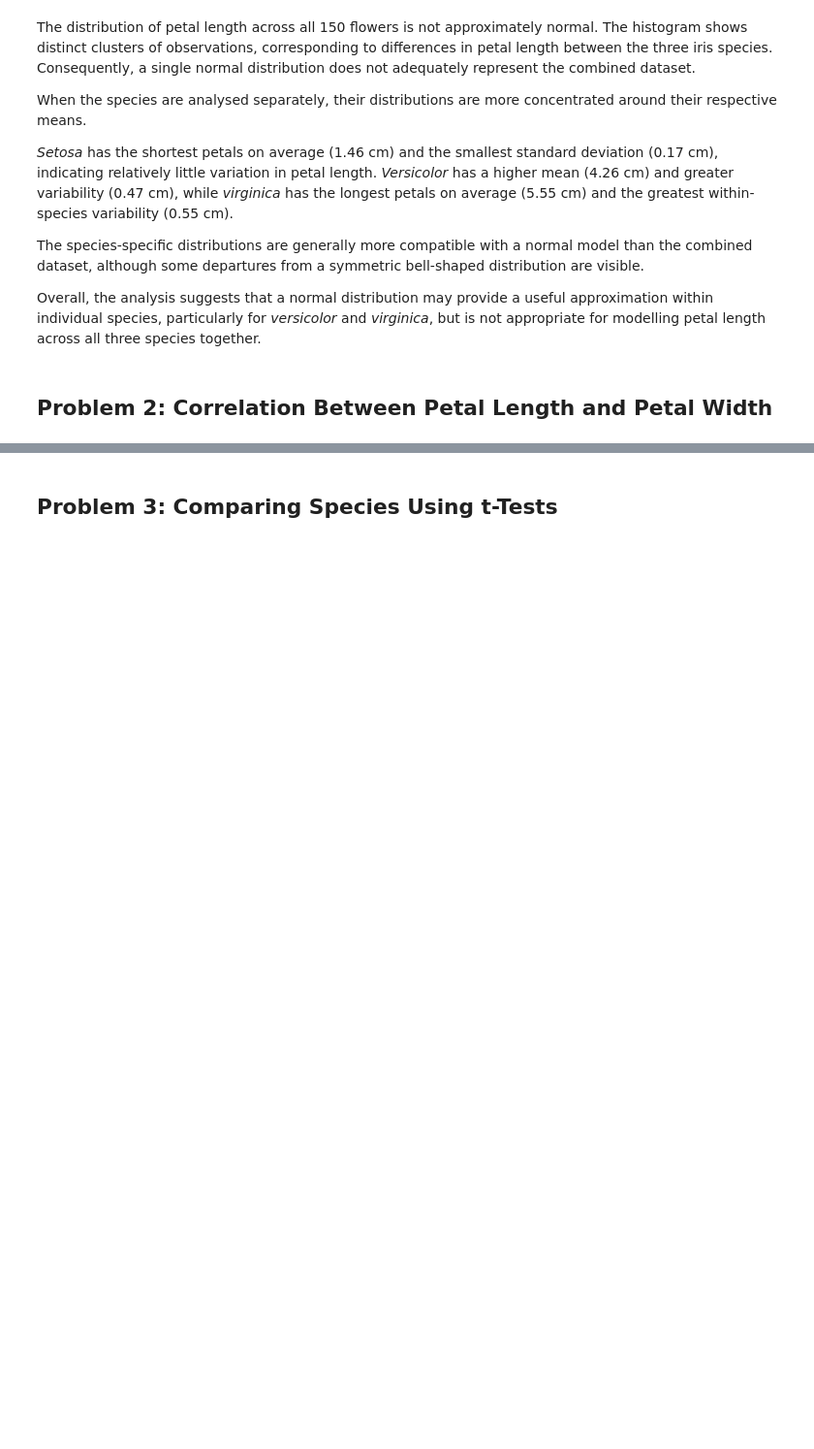
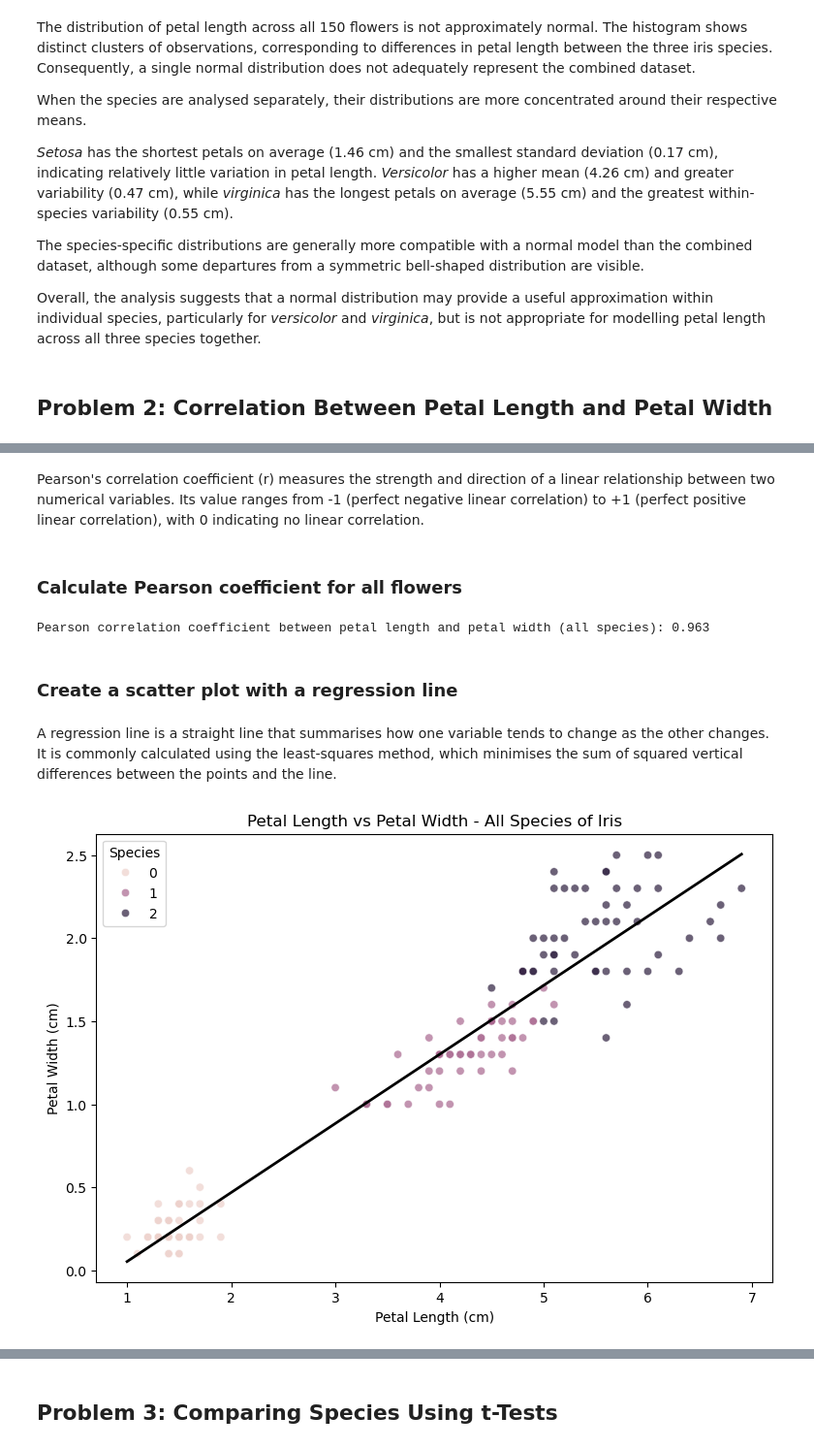
Before and after one commit to AnnaLozenko/applied-statistics, a Jupyter notebook: problems.ipynb, the cells around one changed output, grey strips where cells are left out. Shown at 97% size. Drawn from its saved outputs; the diff is of its cells as text; code cells hidden in the pictures; blank space fills up the shorter version.

```diff
--- a/problems.ipynb
+++ b/problems.ipynb
@@ -248,0 +264,49 @@ Overall, the analysis suggests that a normal distribution may provide a useful a
+# %% [markdown]
+Pearson's correlation coefficient (r) measures the strength and direction of a linear relationship between two numerical variables. Its value ranges from -1 (perfect negative linear correlation) to +1 (perfect positive linear correlation), with 0 indicating no linear correlation.
+# %% [markdown]
+### Calculate Pearson coefficient for all flowers
+# %%
+# calculate the Person correlation coefficient for all flowers
+r_all, _ = stats.pearsonr(
+    petal_length, petal_width
+)
+print(f"Pearson correlation coefficient between petal length and petal width (all species): {r_all:.3f}")
+# %% [output]
+Pearson correlation coefficient between petal length and petal width (all species): 0.963
+# %% [markdown]
+### Create a scatter plot with a regression line
+# %% [markdown]
+A regression line is a straight line that summarises how one variable tends to change as the other changes. It is commonly calculated using the least-squares method, which minimises the sum of squared vertical differences between the points and the line.
+# %%
+# scatter plot showing the relationship between petal length and petal width for all flowers
+
+plt.figure(figsize=(9,6))
+
+sns.scatterplot(
+    data=iris_df,
+    x= petal_length,
+    y = petal_width,
+    alpha = 0.7,
+    hue= species
+)
+
+# add a regression line to the plot
+sns.regplot(
+    data=iris_df,
+    x = petal_length,
+    y = petal_width,
+    scatter=False,
+    ci=None,
+    color="black",
+    line_kws={"linewidth": 2, "label" : "Linear fit"}
+
+)
+
+plt.title("Petal Length vs Petal Width - All Species of Iris")
+plt.xlabel("Petal Length (cm)")
+plt.ylabel("Petal Width (cm)")
+plt.legend(title = "Species")
+plt.tight_layout
+plt.show()
+# %% [output]
+[figure, added]
```
Also changed, not shown: parts of 8 cells of this notebook, 1 other file.
